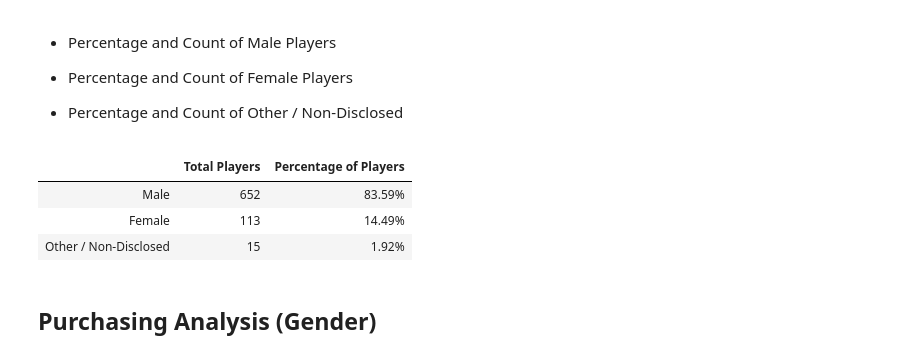
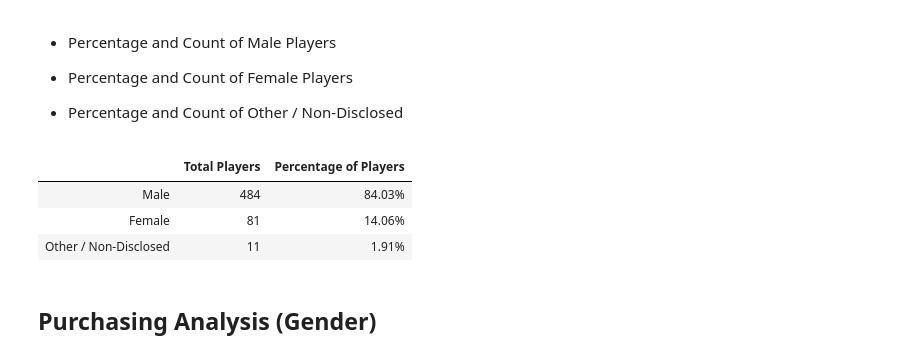
Before and after one commit to barbourleah15/DataVizClass, a Jupyter notebook: panda-challenge/HeroesOfPymoli_starter.ipynb, the cells around one changed output. Drawn from its saved outputs; the diff is of its cells as text; code cells hidden in the pictures.

```diff
--- a/panda-challenge/HeroesOfPymoli_starter.ipynb
+++ b/panda-challenge/HeroesOfPymoli_starter.ipynb
@@ -24,3 +32,6 @@ game_table.count()
 # %% [output]
 Total Players    780
 dtype: int64
+# %%
+game_demo = game_df.loc[:,["SN", "Age", "Gender"]]
+game_demo
@@ -26,0 +52,3 @@ dtype: int64
+# %%
+game_demo = game_demo.drop_duplicates()
+game_demo
@@ -62,19 +109,19 @@ summary_table
 
 * Percentage and Count of Other / Non-Disclosed
 # %%
-gender=game_df["Gender"].value_counts()
+gender=game_demo["Gender"].value_counts()
 gender_df=pd.DataFrame(gender)
-percent_players=(game_df["Gender"].value_counts()/(game_df["Gender"].count()))*100
+percent_players=(game_demo["Gender"].value_counts()/(game_demo["Gender"].count()))*100
 gender_df["Percentage of Players"]=percent_players
 gender_df=gender_df.rename(columns={"Gender": "Total Players"})
 gender_df["Percentage of Players"]=gender_df["Percentage of Players"].map("{:.2f}%".format)
 gender_demo_df=pd.DataFrame(gender_df)
 gender_demo_df
 # %% [output]
 |  | Total Players | Percentage of Players |
-| Male | 652 | 83.59% |
-| Female | 113 | 14.49% |
-| Other / Non-Disclosed | 15 | 1.92% |
+| Male | 484 | 84.03% |
+| Female | 81 | 14.06% |
+| Other / Non-Disclosed | 11 | 1.91% |
 # %% [markdown]
 
 ## Purchasing Analysis (Gender)
```
Also changed, not shown: parts of 10 cells of this notebook, 1 other file.
